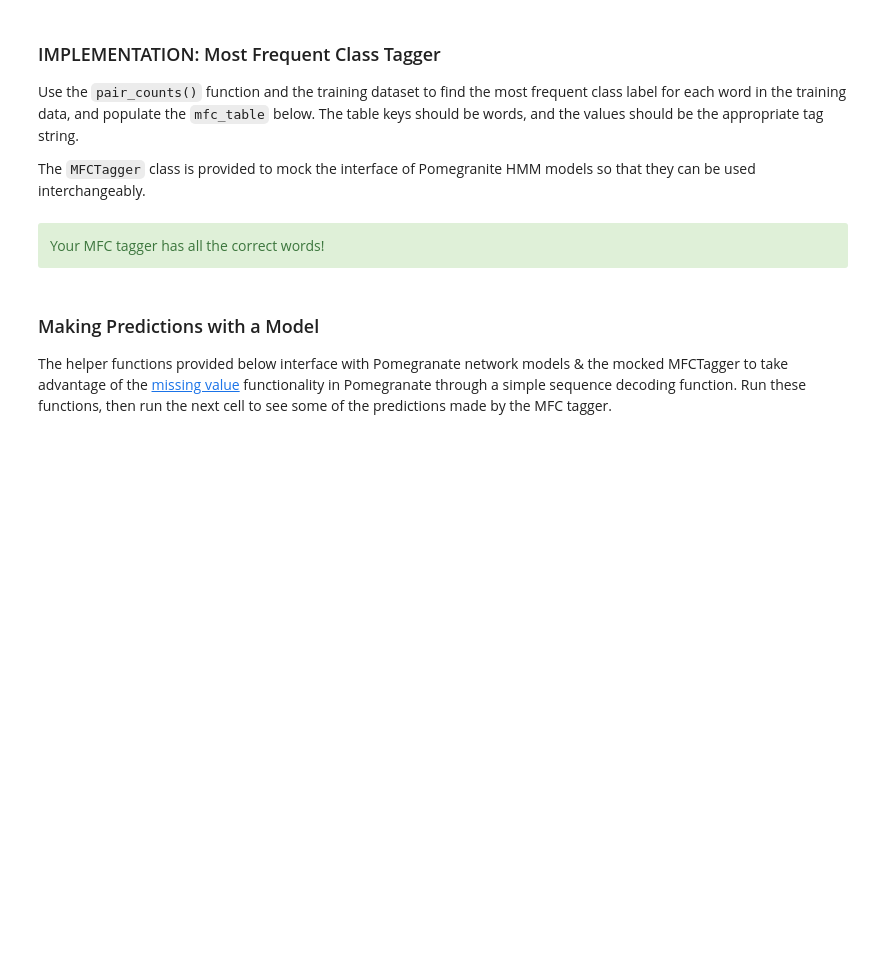
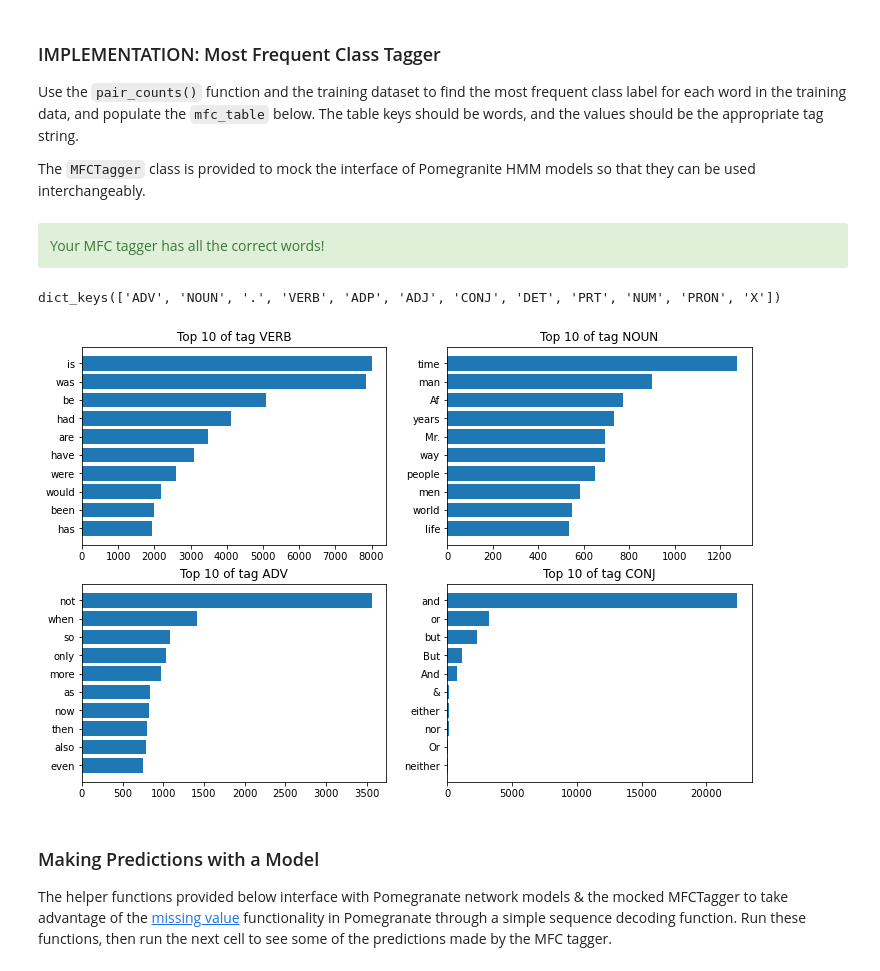
Before and after one commit to luiscberrocal/hmm-tagger, a Jupyter notebook: HMM Tagger.ipynb, the cells around one changed output. Cells and saved outputs as stored; diff of their text form; code cells hidden in the pictures; blank space fills up the shorter version.

Commit message:
Added graphs

```diff
--- a/HMM Tagger.ipynb
+++ b/HMM Tagger.ipynb
@@ -309,6 +314,24 @@ assert sum(int(k not in mfc_table) for k in data.testing_set.vocab) == 5521, ""
 HTML('<div class="alert alert-block alert-success">Your MFC tagger has all the correct words!</div>')
 # %% [output]
 Your MFC tagger has all the correct words!
+# %%
+print(word_counts.keys())
+def plot_word_count(word_counts, tag, max_count, ax):
+    words =  dict(sorted(word_counts[tag].items(), key=lambda item: item[1]))
+    #print(words)
+    top_words = {r[0]:r[1] for r in list(words.items())[-max_count:]}
+
+    ax.barh(*zip(*top_words.items()))
+    ax.set_title(f'Top {max_count} of tag {tag}')
+    #ax.show()
+fig, axs = plt.subplots(2, 2, figsize=(12,8))
+plot_word_count(word_counts, 'VERB', 10, axs[0,0])
+plot_word_count(word_counts, 'NOUN', 10, axs[0, 1])
+plot_word_count(word_counts, 'ADV', 10, axs[1, 0])
+plot_word_count(word_counts, 'CONJ', 10, axs[1, 1])
+# %% [output]
+dict_keys(['ADV', 'NOUN', '.', 'VERB', 'ADP', 'ADJ', 'CONJ', 'DET', 'PRT', 'NUM', 'PRON', 'X'])
+[figure, added]
 # %% [markdown]
 ### Making Predictions with a Model
 The helper functions provided below interface with Pomegranate network models & the mocked MFCTagger to take advantage of the [missing value](http://pomegranate.readthedocs.io/en/latest/nan.html) functionality in Pomegranate through a simple sequence decoding function. Run these functions, then run the next cell to see some of the predictions made by the MFC tagger.
```
Also changed, not shown: parts of 5 cells of this notebook.
